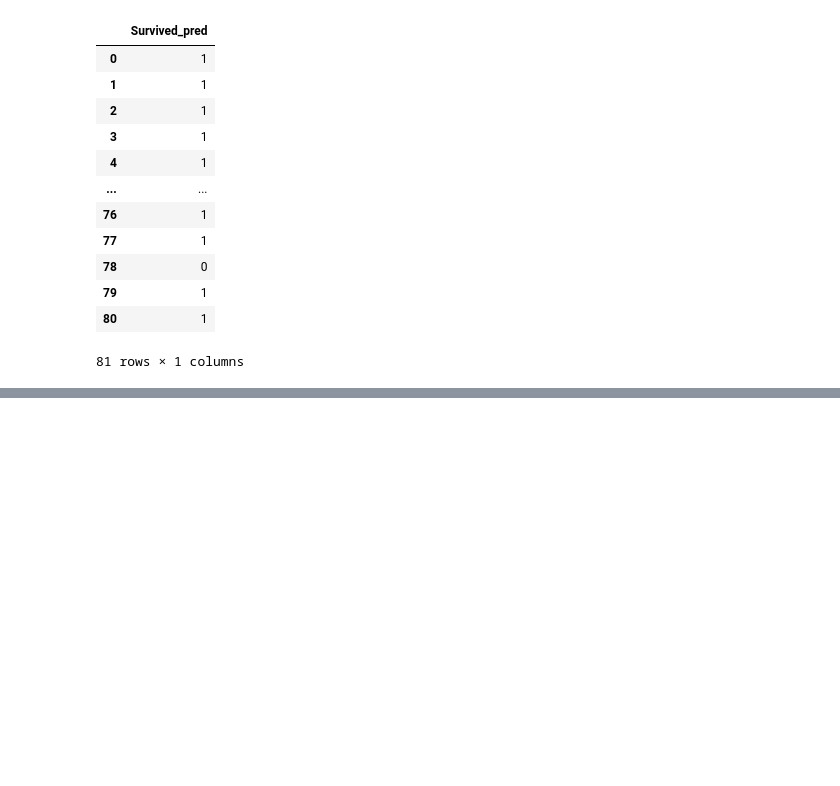
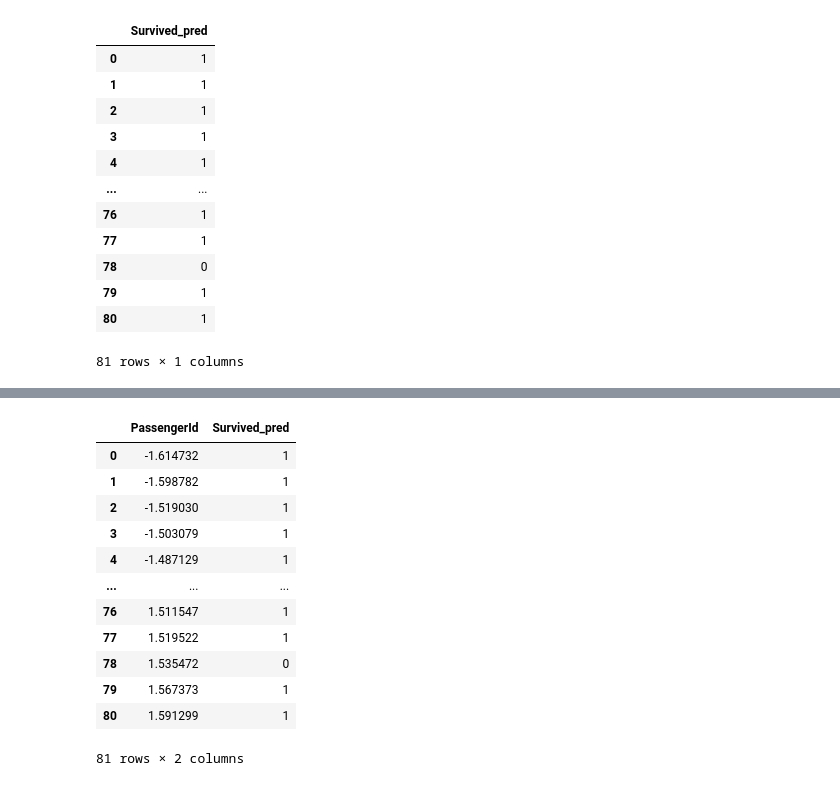
Before and after one commit to krishnasrivaibhav2027/First-contribution, a Jupyter notebook: Titanic_survival.ipynb, the cells around one changed output, grey strips where cells are left out. Drawn from its saved outputs; the diff is of its cells as text; code cells hidden in the pictures; blank space fills up the shorter version.

```diff
--- a/Titanic_survival.ipynb
+++ b/Titanic_survival.ipynb
@@ -436,0 +483,17 @@ predict
+# %%
+final=pd.concat([x_test_new['PassengerId'],predict['Survived_pred']],axis=1)
+final
+# %% [output]
+|  | PassengerId | Survived_pred |
+| 0 | -1.614732 | 1 |
+| 1 | -1.598782 | 1 |
+| 2 | -1.519030 | 1 |
+| 3 | -1.503079 | 1 |
+| 4 | -1.487129 | 1 |
+| ... | ... | ... |
+| 76 | 1.511547 | 1 |
+| 77 | 1.519522 | 1 |
+| 78 | 1.535472 | 0 |
+| 79 | 1.567373 | 1 |
+| 80 | 1.591299 | 1 |
+81 rows × 2 columns
```
Also changed, not shown: parts of 4 cells of this notebook.
